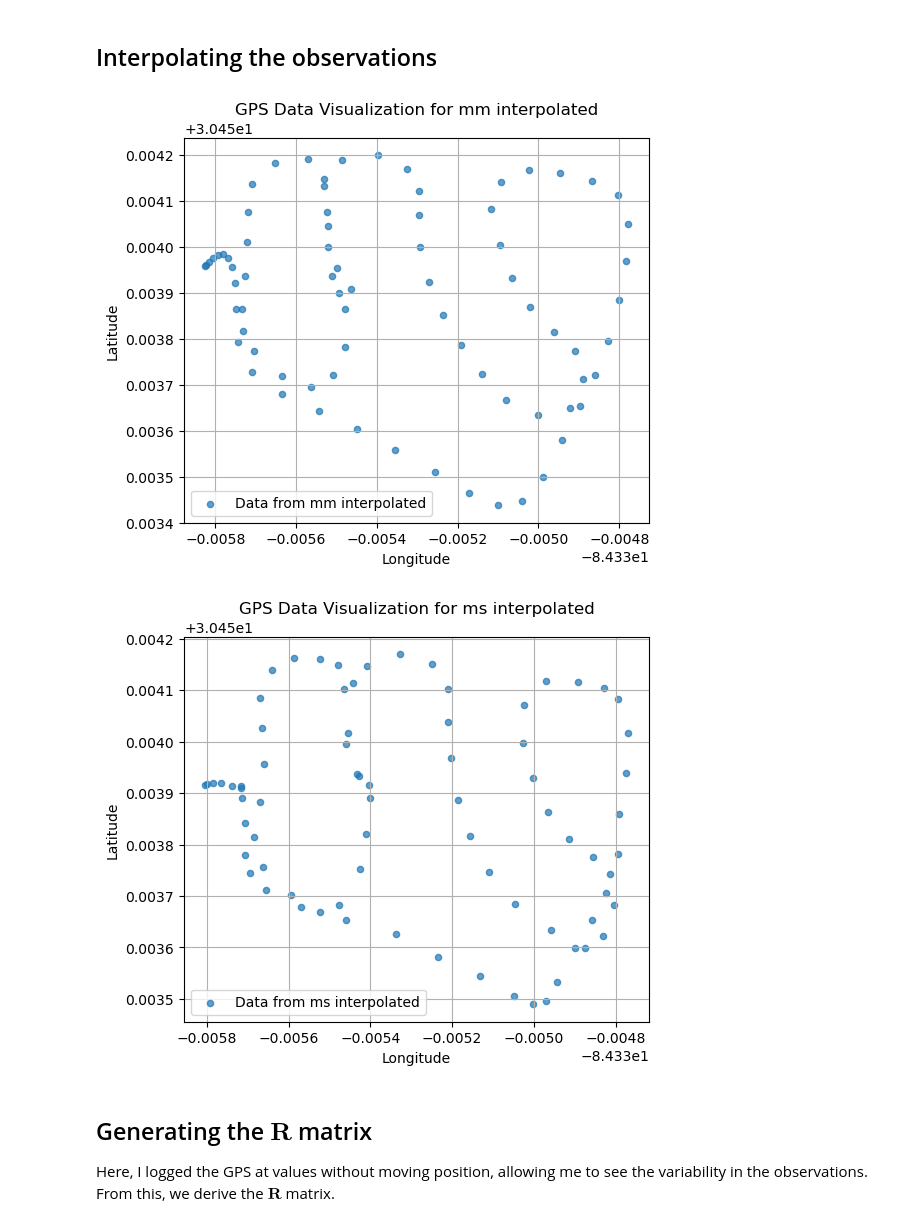
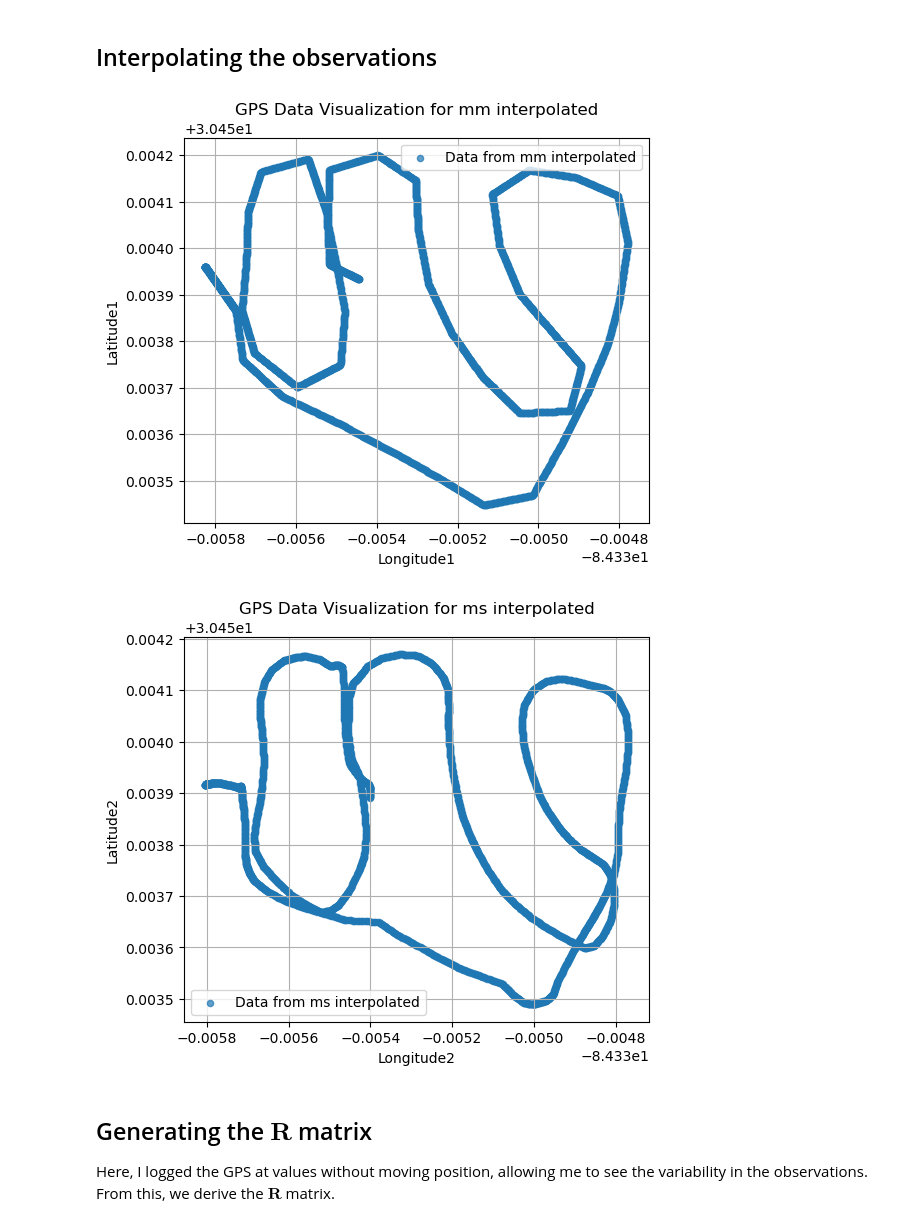
Before and after one commit to MarioShontz/GPS_DA, a Jupyter notebook: src/GPS_DA.ipynb, the cells around one changed output. Saved outputs shown, nothing was run; the diff lists cells and outputs as text; code cells hidden in the pictures.

```diff
--- a/src/GPS_DA.ipynb
+++ b/src/GPS_DA.ipynb
@@ -45,7 +45,7 @@ plot_gps_data(ms_file_path)
 from scipy.interpolate import interp1d
 import numpy as np
 
-def interpolate_gps_data(file_path, freq='2s', method='linear'):
+def interpolate_gps_data(file_path, freq='0.05s', method='linear', num = 1):
     # Load data
     data = pd.read_csv(file_path)
 
@@ -63,6 +63,7 @@ def interpolate_gps_data(file_path, freq='2s', method='linear'):
     # Resample within the data range
     data_resampled = data.resample(freq).interpolate(method=method)
 
+    data_resampled.rename(columns={'Longitude': f'Longitude{num}', 'Latitude': f'Latitude{num}'}, inplace=True)
     # If linear interpolation leaves NaNs, consider using spline for larger gaps
     if data_resampled.isna().any().any() and method == 'linear':
         # Create an interpolation function based on existing data points
@@ -75,50 +76,48 @@ def interpolate_gps_data(file_path, freq='2s', method='linear'):
         freq_seconds = int(freq[:-1])  # Extract numerical part and convert to int
         new_time_index = np.arange(time_seconds[0], time_seconds[-1] + 1, freq_seconds)
         new_datetimes = [start + pd.Timedelta(seconds=int(sec)) for sec in new_time_index]
 
         longitude_interp = spline_func_lon(new_time_index)
         latitude_interp = spline_func_lat(new_time_index)
 
-        data_resampled = pd.DataFrame({'Longitude': longitude_interp, 'Latitude': latitude_interp}, index=new_datetimes)
+        data_resampled = pd.DataFrame({f'Longitude{num}': longitude_interp, f'Latitude{num}': latitude_interp}, index=new_datetimes)
 
     return data_resampled
 
 # Paths to the datasets
 mm_file_path = '../data/True_Run_maddisons_phone.csv'
 ms_file_path = '../data/True_run_marios_phone.csv'
 
 # Interpolate each dataset, trying cubic spline if linear leaves NaNs
-mm_resampled = interpolate_gps_data(mm_file_path, method='linear')
-ms_resampled = interpolate_gps_data(ms_file_path, method='linear')
+mm_resampled = interpolate_gps_data(mm_file_path, method='linear',num=1)
+ms_resampled = interpolate_gps_data(ms_file_path, method='linear',num=2)
 
-#save as csvs
-mm_resampled.to_csv('../data/True_Run_maddisons_phone_resampled.csv')
-ms_resampled.to_csv('../data/True_run_marios_phone_resampled.csv')
+# #save as csvs
+# mm_resampled.to_csv('../data/madds_observations.csv')
+# ms_resampled.to_csv('../data/mario_observations.csv')
 
-# Check the data format and extract coordinates
-    # Assuming 'lat' and 'long' columns for Maddison's phone data
-def plot_gps_data(data, name):
-    latitudes = data['Latitude']
-    longitudes = data['Longitude']
+def plot_gps_data(data, name,num):
+    latitudes = data[f'Latitude{num}']
+    longitudes = data[f'Longitude{num}']
 
 
     # Create a scatter plot
     plt.figure(figsize=(6, 5))
     plt.scatter(longitudes, latitudes, alpha=0.7, marker='o', s=20, label=f'Data from {name}')
     plt.title(f'GPS Data Visualization for {name}')
-    plt.xlabel('Longitude')
-    plt.ylabel('Latitude')
+    plt.xlabel(f'Longitude{num}')
+    plt.ylabel(f'Latitude{num}')
     plt.grid(True)
     plt.legend()
     plt.savefig(f"../figs/{name}.png")
     plt.show()
 
 # Plotting each dataset
-plot_gps_data(mm_resampled, 'mm interpolated')
-plot_gps_data(ms_resampled, 'ms interpolated')
+plot_gps_data(mm_resampled, 'mm interpolated',num=1)
+plot_gps_data(ms_resampled, 'ms interpolated',num=2)
 # %% [output]
-[figure, old version]
+[figure, new version]
-[figure, old version]
+[figure, new version]
 # %% [markdown]
 ## Generating the $\mathbf{R}$ matrix
 Here, I logged the GPS at values without moving position, allowing me to see the variability in the observations. From this, we derive the $\mathbf{R}$ matrix.
```
Also changed, not shown: parts of 3 cells of this notebook, 5 other files.
